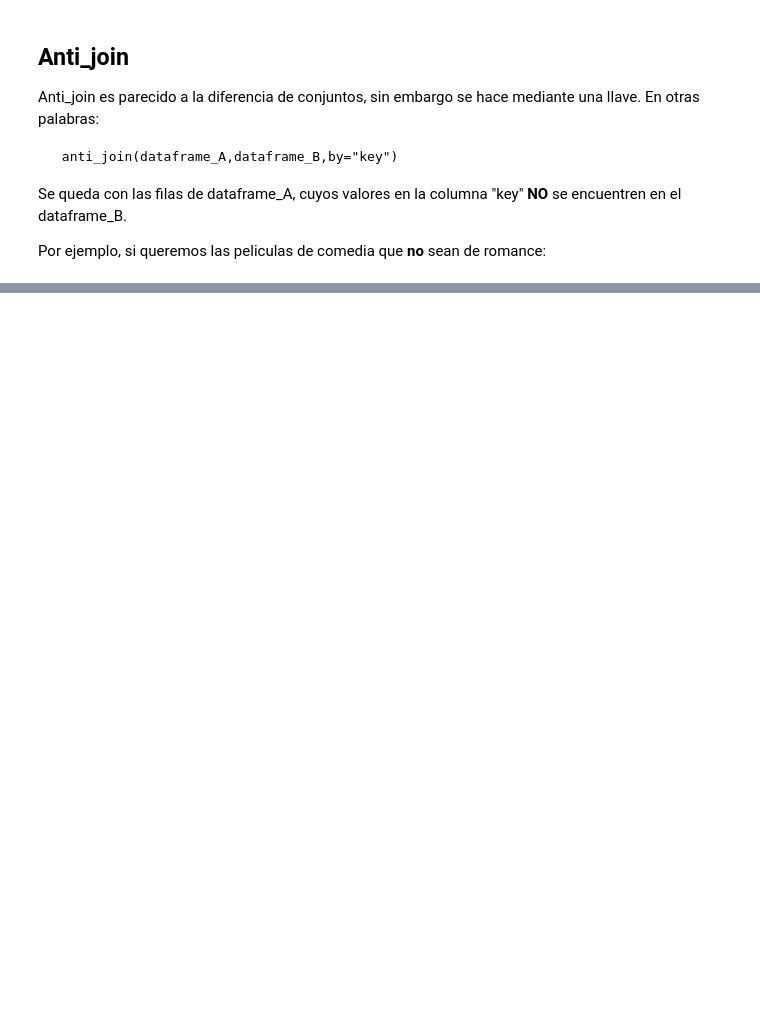
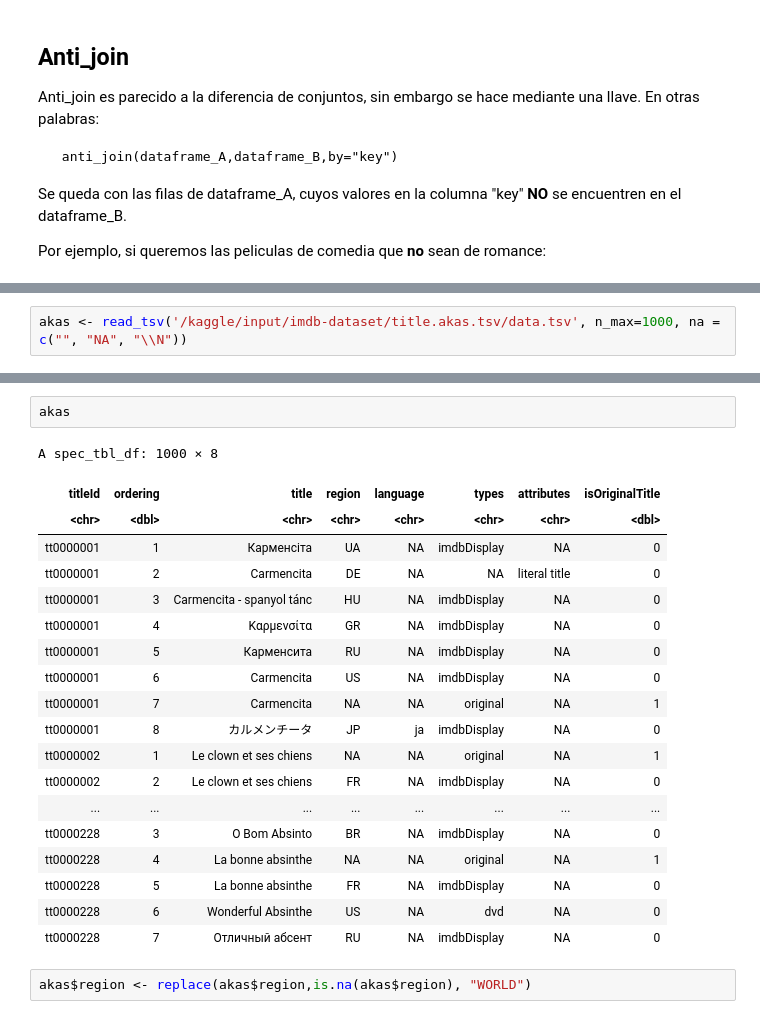
Before and after one commit to maxigaarp/Gestion_de_datos_2023, a Jupyter notebook: C2-Operaciones_en_bd.ipynb, the cells around one changed output, grey strips where cells are left out. Cells and saved outputs as stored; diff of their text form; blank space fills up the shorter version.

Commit message:
Kaggle Notebook | C2 - Operaciones en BD | Version 7

```diff
--- a/C2-Operaciones_en_bd.ipynb
+++ b/C2-Operaciones_en_bd.ipynb
@@ -603,0 +539,2 @@ A tibble: 68741 × 5
+# %%
+akas <- read_tsv('/kaggle/input/imdb-dataset/title.akas.tsv/data.tsv', n_max=1000, na = c("", "NA", "\\N"))
@@ -603,0 +550,24 @@ A tibble: 68741 × 5
+# %%
+akas
+# %% [output]
+A spec_tbl_df: 1000 × 8
+| titleId | ordering | title | region | language | types | attributes | isOriginalTitle |
+| <chr> | <dbl> | <chr> | <chr> | <chr> | <chr> | <chr> | <dbl> |
+| tt0000001 | 1 | Карменсіта | UA | NA | imdbDisplay | NA | 0 |
+| tt0000001 | 2 | Carmencita | DE | NA | NA | literal title | 0 |
+| tt0000001 | 3 | Carmencita - spanyol tánc | HU | NA | imdbDisplay | NA | 0 |
+| tt0000001 | 4 | Καρμενσίτα | GR | NA | imdbDisplay | NA | 0 |
+| tt0000001 | 5 | Карменсита | RU | NA | imdbDisplay | NA | 0 |
+| tt0000001 | 6 | Carmencita | US | NA | imdbDisplay | NA | 0 |
+| tt0000001 | 7 | Carmencita | NA | NA | original | NA | 1 |
+| tt0000001 | 8 | カルメンチータ | JP | ja | imdbDisplay | NA | 0 |
+| tt0000002 | 1 | Le clown et ses chiens | NA | NA | original | NA | 1 |
+| tt0000002 | 2 | Le clown et ses chiens | FR | NA | imdbDisplay | NA | 0 |
+| ... | ... | ... | ... | ... | ... | ... | ... |
+| tt0000228 | 3 | O Bom Absinto | BR | NA | imdbDisplay | NA | 0 |
+| tt0000228 | 4 | La bonne absinthe | NA | NA | original | NA | 1 |
+| tt0000228 | 5 | La bonne absinthe | FR | NA | imdbDisplay | NA | 0 |
+| tt0000228 | 6 | Wonderful Absinthe | US | NA | dvd | NA | 0 |
+| tt0000228 | 7 | Отличный абсент | RU | NA | imdbDisplay | NA | 0 |
+# %%
+akas$region <- replace(akas$region,is.na(akas$region), "WORLD")
```
Also changed, not shown: parts of 40 cells of this notebook.
